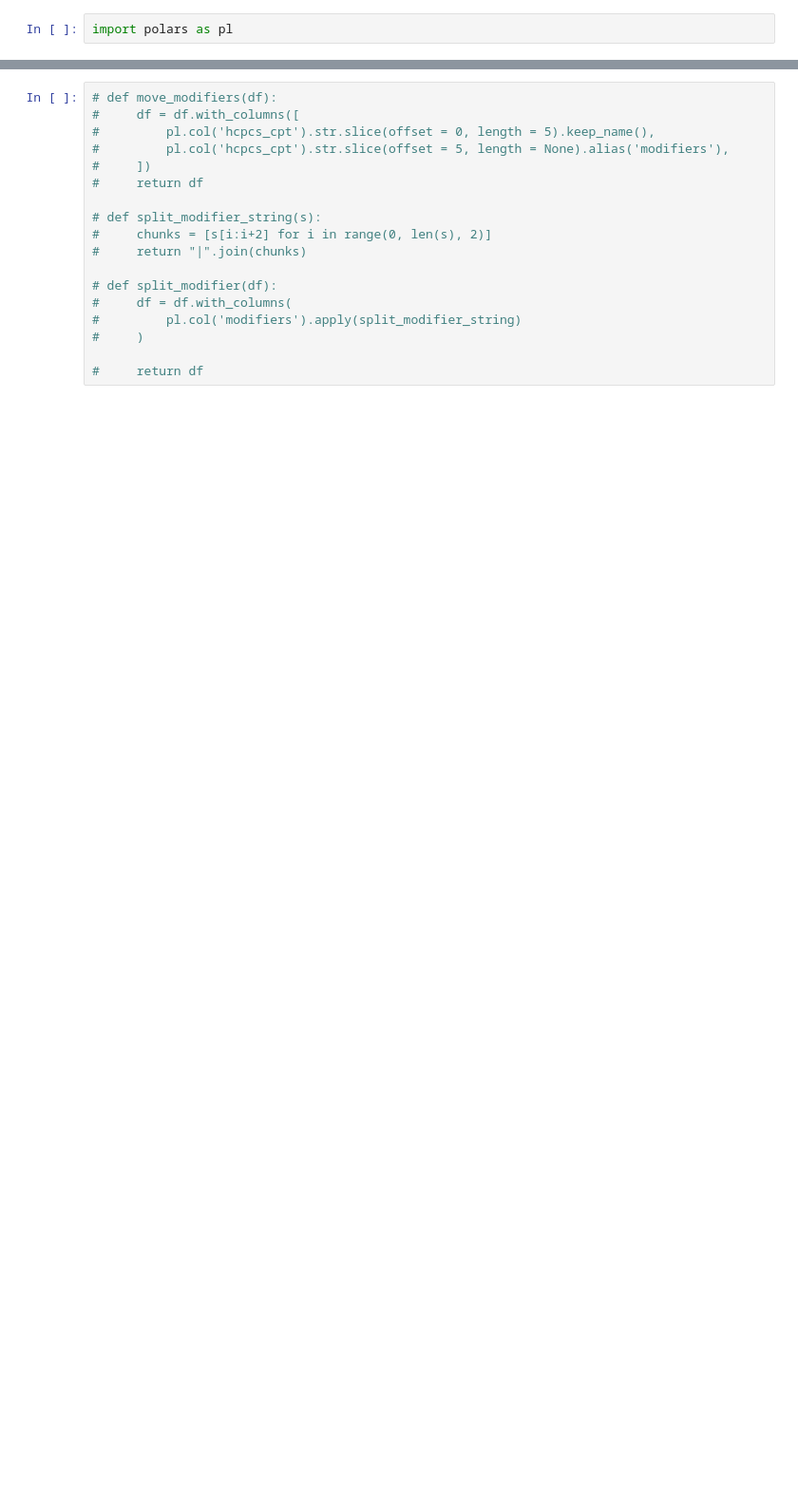
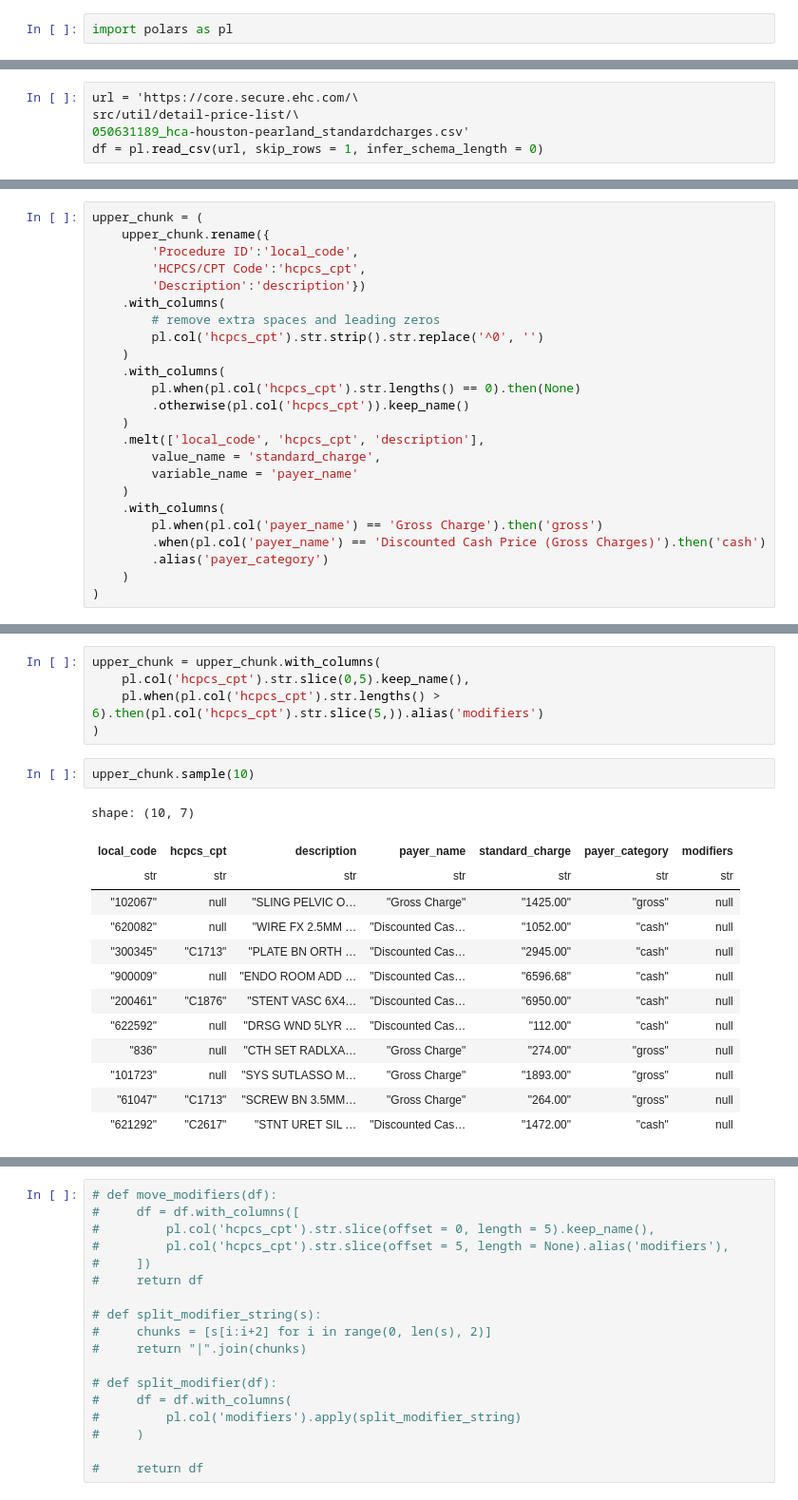
Before and after one commit to dolthub/data-analysis, a Jupyter notebook: hospital-price-transparency/data_cleaning_examples/HCA.ipynb, the cells around one changed output, grey strips where cells are left out. Shown: that part at 95% size. Saved outputs shown, nothing was run; the diff lists cells and outputs as text; blank space fills up the shorter version.

```diff
--- a/hospital-price-transparency/data_cleaning_examples/HCA.ipynb
+++ b/hospital-price-transparency/data_cleaning_examples/HCA.ipynb
@@ -264,0 +3,5 @@ shape: (20, 13)
+# %%
+url = 'https://core.secure.ehc.com/\
+src/util/detail-price-list/\
+050631189_hca-houston-pearland_standardcharges.csv'
+df = pl.read_csv(url, skip_rows = 1, infer_schema_length = 0)
@@ -264,0 +64,24 @@ shape: (20, 13)
+# %%
+upper_chunk = (
+    upper_chunk.rename({
+        'Procedure ID':'local_code',
+        'HCPCS/CPT Code':'hcpcs_cpt',
+        'Description':'description'})
+    .with_columns(
+        # remove extra spaces and leading zeros
+        pl.col('hcpcs_cpt').str.strip().str.replace('^0', '')
+    )
+    .with_columns(
+        pl.when(pl.col('hcpcs_cpt').str.lengths() == 0).then(None)
+        .otherwise(pl.col('hcpcs_cpt')).keep_name()
+    )
+    .melt(['local_code', 'hcpcs_cpt', 'description'],
+        value_name = 'standard_charge',
+        variable_name = 'payer_name'
+    )
+    .with_columns(
+        pl.when(pl.col('payer_name') == 'Gross Charge').then('gross')
+        .when(pl.col('payer_name') == 'Discounted Cash Price (Gross Charges)').then('cash')
+        .alias('payer_category')
+    )
+)
@@ -264,0 +104,21 @@ shape: (20, 13)
+# %%
+upper_chunk = upper_chunk.with_columns(
+    pl.col('hcpcs_cpt').str.slice(0,5).keep_name(),
+    pl.when(pl.col('hcpcs_cpt').str.lengths() > 6).then(pl.col('hcpcs_cpt').str.slice(5,)).alias('modifiers')
+)
+# %%
+upper_chunk.sample(10)
+# %% [output]
+shape: (10, 7)
+| local_code | hcpcs_cpt | description | payer_name | standard_charge | payer_category | modifiers |
+| str | str | str | str | str | str | str |
+| "102067" | null | "SLING PELVIC O… | "Gross Charge" | "1425.00" | "gross" | null |
+| "620082" | null | "WIRE FX 2.5MM … | "Discounted Cas… | "1052.00" | "cash" | null |
+| "300345" | "C1713" | "PLATE BN ORTH … | "Discounted Cas… | "2945.00" | "cash" | null |
+| "900009" | null | "ENDO ROOM ADD … | "Discounted Cas… | "6596.68" | "cash" | null |
+| "200461" | "C1876" | "STENT VASC 6X4… | "Discounted Cas… | "6950.00" | "cash" | null |
+| "622592" | null | "DRSG WND 5LYR … | "Discounted Cas… | "112.00" | "cash" | null |
+| "836" | null | "CTH SET RADLXA… | "Gross Charge" | "274.00" | "gross" | null |
+| "101723" | null | "SYS SUTLASSO M… | "Gross Charge" | "1893.00" | "gross" | null |
+| "61047" | "C1713" | "SCREW BN 3.5MM… | "Gross Charge" | "264.00" | "gross" | null |
+| "621292" | "C2617" | "STNT URET SIL … | "Discounted Cas… | "1472.00" | "cash" | null |
```
Also changed, not shown: parts of 48 cells of this notebook.
